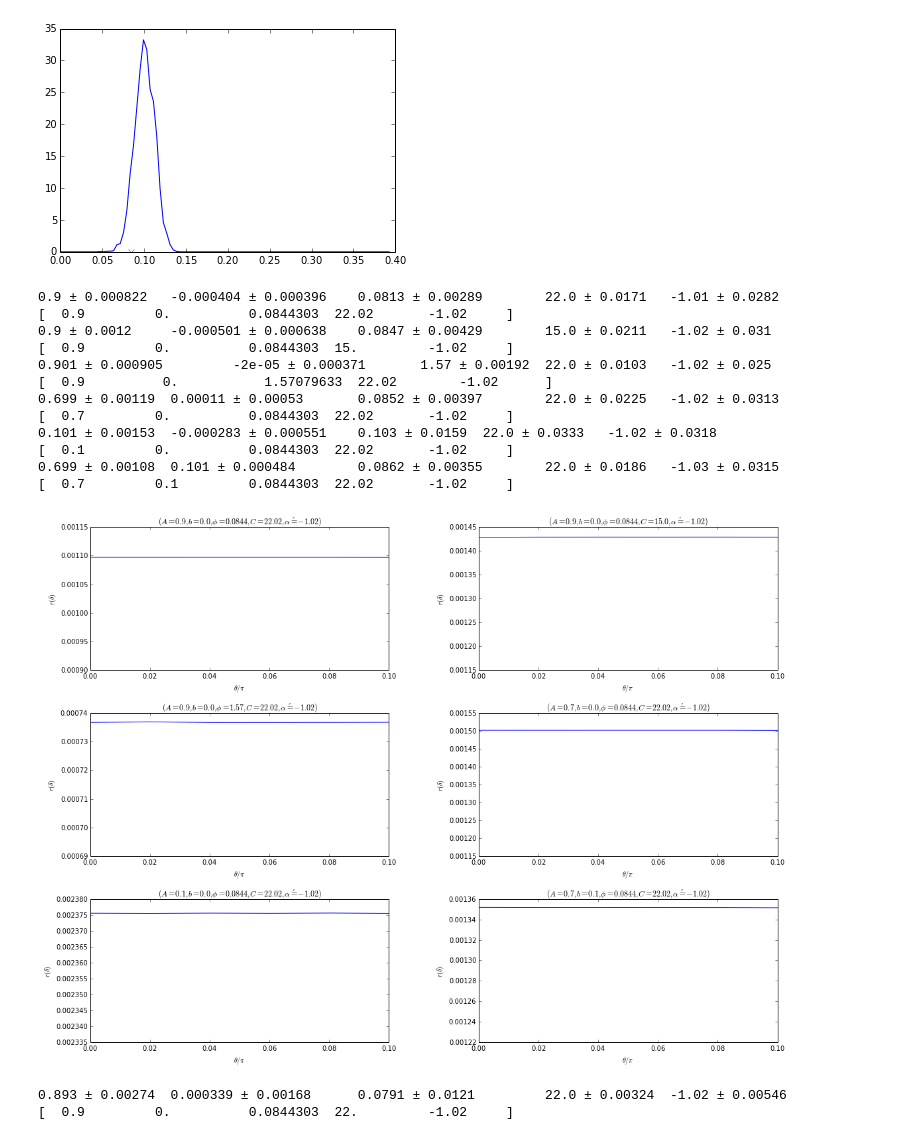
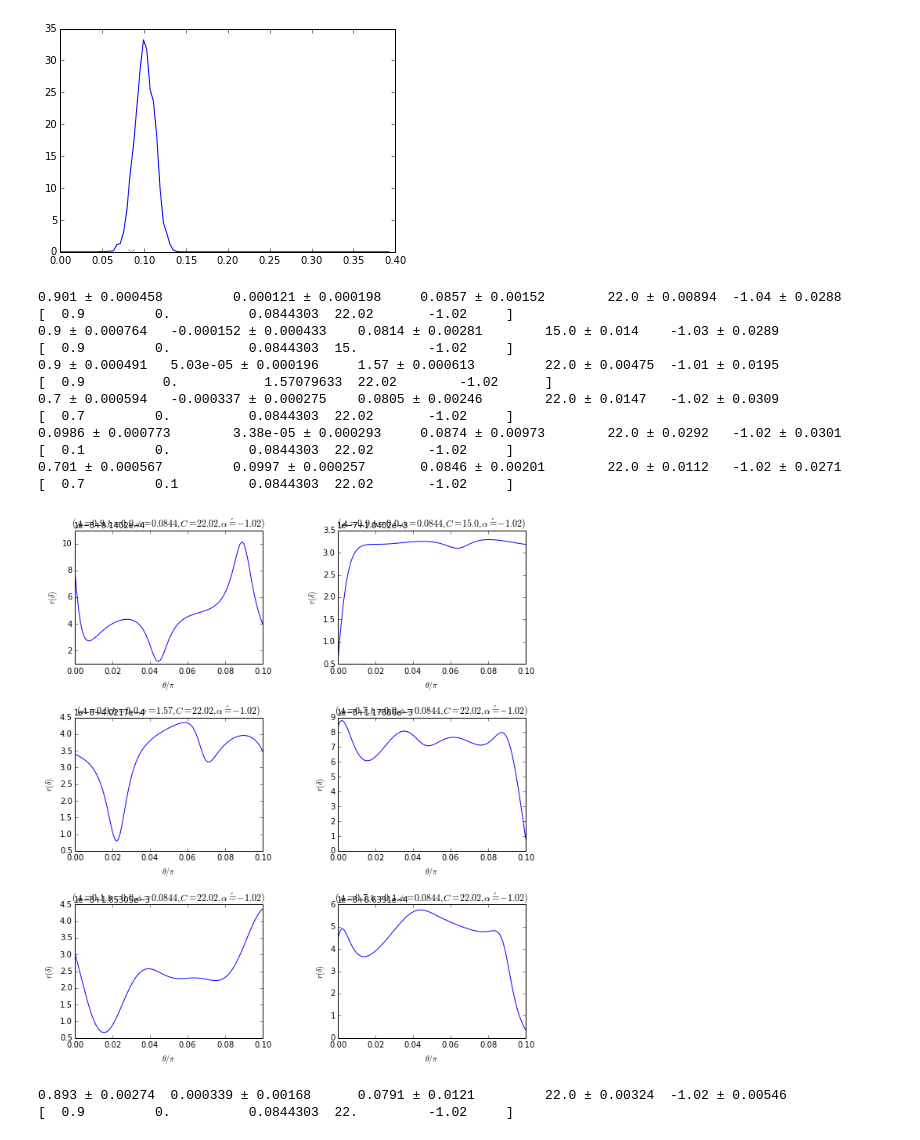
Before and after one commit to taalexander/Honours-Thesis, a Jupyter notebook: code/Adaptive Neutron Interferometry.ipynb, the cells around one changed output. Drawn from its saved outputs; the diff is of its cells as text; code cells hidden in the pictures.

```diff
--- a/code/Adaptive Neutron Interferometry.ipynb
+++ b/code/Adaptive Neutron Interferometry.ipynb
@@ -375,7 +375,7 @@ def do_warmup_array(model,params,prior,n_particles=20000, theta_min=0, theta_max
         experiment = np.array([(exparam+ (n_neutrons,))], dtype=model.expparams_dtype)
         datum = model.simulate_experiment(params, experiment)
         updater.update(datum, experiment)
-    f_post = plot_risks_array(updater)
+    f_post = plot_risks_array(updater,theta_min=theta_min,theta_max=theta_max)
     print(*[u"{:0.3} ± {:0.3}\t".format(mu, sigma) for mu, sigma in zip(updater.est_mean(), np.sqrt(np.diag(updater.est_covariance_mtx())))])
     print(*params)
     return f_post, updater
@@ -389,26 +389,26 @@ def make_array_warmup(model,trueparams,priors,num_particle=20000,theta_min=0, th
         subplot(math.ceil((float(len(priors))))/2,2,i)
         f = do_warmup_array(model,x,y, num_particle,n_thetas=n_thetas,n_neutrons=n_neutrons)
         title(r'$(A={0},b={1},\phi={2:.3},C={3},\alpha\'={4})$'.format(*x[0]))
-    subplots_adjust(left=0.2,right=2.0,bottom=0.2,top=2.0,wspace=0.3,hspace=0.3)
+    subplots_adjust(left=0.2,right=1.2,bottom=0.5,top=2.0,wspace=0.4,hspace=0.4)
     if save_file is not None:
         savefig(save_file)
     show()
 # %%
-make_array_warmup(neutron_model_ex,true_modelparams_array,neutron_prior_arr,20000,n_thetas=2**13,n_neutrons=100,save_file="risks2.eps")
+make_array_warmup(neutron_model_ex,true_modelparams_array,neutron_prior_arr,20000,n_thetas=2**15,n_neutrons=100,save_file="risks2.eps")
 # %% [output]
-0.9 ± 0.000822   -0.000404 ± 0.000396    0.0813 ± 0.00289        22.0 ± 0.0171   -1.01 ± 0.0282
+0.901 ± 0.000458         0.000121 ± 0.000198     0.0857 ± 0.00152        22.0 ± 0.00894  -1.04 ± 0.0288
 [  0.9         0.          0.0844303  22.02       -1.02     ]
-0.9 ± 0.0012     -0.000501 ± 0.000638    0.0847 ± 0.00429        15.0 ± 0.0211   -1.02 ± 0.031
+0.9 ± 0.000764   -0.000152 ± 0.000433    0.0814 ± 0.00281        15.0 ± 0.014    -1.03 ± 0.0289
 [  0.9         0.          0.0844303  15.         -1.02     ]
-0.901 ± 0.000905         -2e-05 ± 0.000371       1.57 ± 0.00192  22.0 ± 0.0103   -1.02 ± 0.025
+0.9 ± 0.000491   5.03e-05 ± 0.000196     1.57 ± 0.000613         22.0 ± 0.00475  -1.01 ± 0.0195
 [  0.9          0.           1.57079633  22.02        -1.02      ]
-0.699 ± 0.00119  0.00011 ± 0.00053       0.0852 ± 0.00397        22.0 ± 0.0225   -1.02 ± 0.0313
+0.7 ± 0.000594   -0.000337 ± 0.000275    0.0805 ± 0.00246        22.0 ± 0.0147   -1.02 ± 0.0309
 [  0.7         0.          0.0844303  22.02       -1.02     ]
-0.101 ± 0.00153  -0.000283 ± 0.000551    0.103 ± 0.0159  22.0 ± 0.0333   -1.02 ± 0.0318
+0.0986 ± 0.000773        3.38e-05 ± 0.000293     0.0874 ± 0.00973        22.0 ± 0.0292   -1.02 ± 0.0301
 [  0.1         0.          0.0844303  22.02       -1.02     ]
-0.699 ± 0.00108  0.101 ± 0.000484        0.0862 ± 0.00355        22.0 ± 0.0186   -1.03 ± 0.0315
+0.701 ± 0.000567         0.0997 ± 0.000257       0.0846 ± 0.00201        22.0 ± 0.0112   -1.02 ± 0.0271
 [  0.7         0.1         0.0844303  22.02       -1.02     ]
-[figure, old version]
+[figure, new version]
 # %%
 f_ex, updater_warmup_ex = do_warmup_ex(n_thetas=21**2, n_neutrons=100)
 # %% [output]
```
Also changed, not shown: parts of 5 cells of this notebook, 12 other files.
